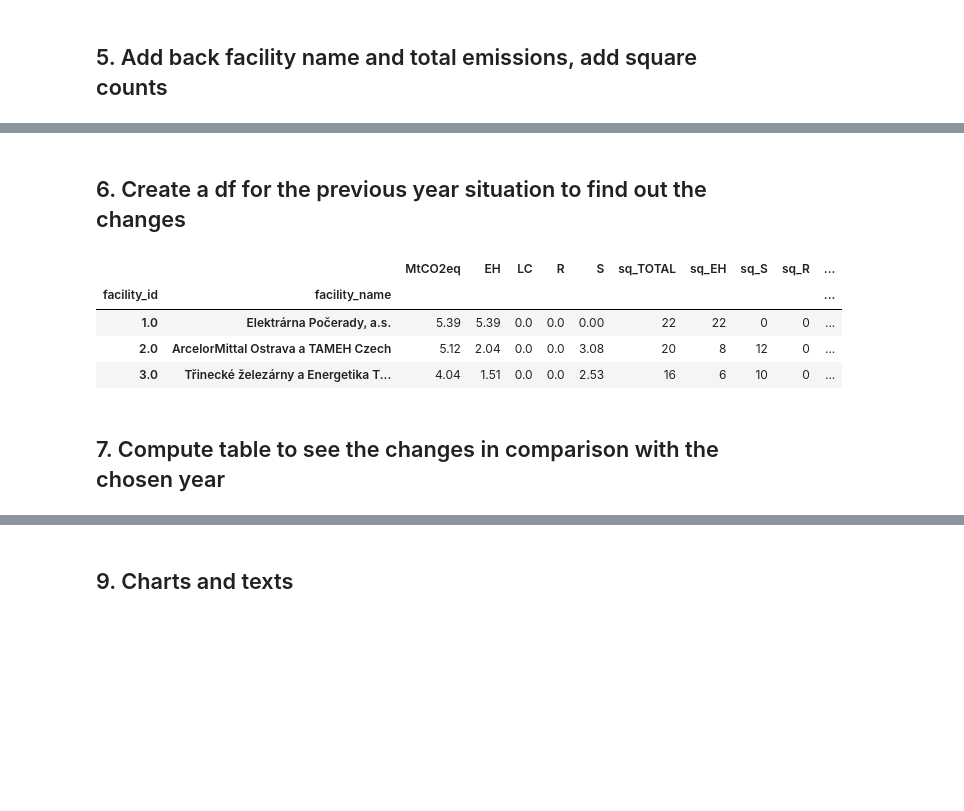
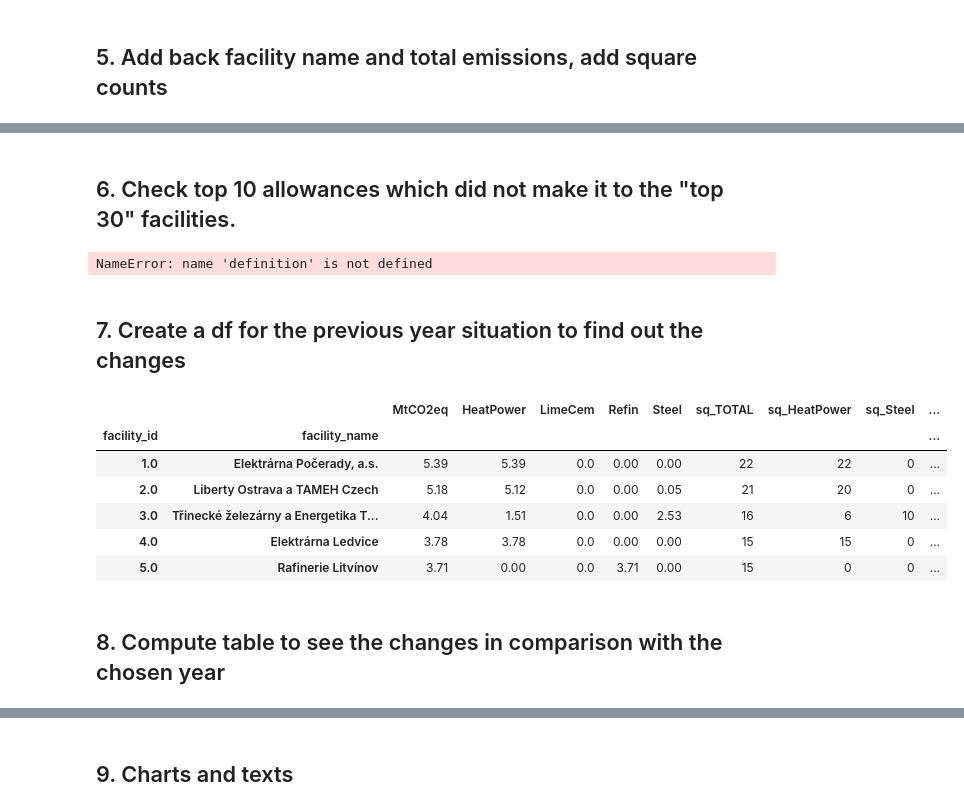
Before and after one commit to faktaoklimatu/data-analysis, a Jupyter notebook: notebooks/emissions-top-30-cr-emitters.ipynb, the cells around one changed output, grey strips where cells are left out. Drawn from its saved outputs; the diff is of its cells as text; code cells hidden in the pictures; blank space fills up the shorter version.

```diff
--- a/notebooks/emissions-top-30-cr-emitters.ipynb
+++ b/notebooks/emissions-top-30-cr-emitters.ipynb
@@ -183,28 +97 @@ allowances_df.head(1)
-# %%
-def _map_permit_id_to_facility_id(permit_id: str) -> int:
-    for facility in definition:
-        if permit_id in facility["permit_id"]:
-            return facility["facility_id"]
-
-
-def _map_permit_id_to_square_type(permit_id: int) -> str:
-    for facility in definition:
-        if permit_id in facility["permit_id"]:
-            return facility["permit_id"][permit_id].value
-
-
-def _map_facility_id_to_facility_name(facility_id: int) -> str:
-    for facility in definition:
-        if facility_id == facility["facility_id"]:
-            return facility["name"]
-
-
-def add_facility_details(df: pd.DataFrame) -> None:
-    """Map permit to facility id, facility name and to square type """
-    # Find and add square_type to an allowance
-    df["square_type"] = df.index.to_series().apply(_map_permit_id_to_square_type)
-    # Find and add facility_id to an allowance
-    df["facility_id"] = df.index.to_series().apply(_map_permit_id_to_facility_id)
-    # Find and add facility_name to an allowance
-    df["facility_name"] = df["facility_id"].apply(_map_facility_id_to_facility_name)
 # %%
@@ -226,12 +174,12 @@ top_30.head(2)
 # %%
 def create_pivot_df_grouped_by_facility_id(df: pd.DataFrame) -> pd.DataFrame:
     """
-    Group by `facility_id` and `square_type` and sum `MtCO2eq` emissions by type, then pivot by
+    Group by `facility_id` and `activity` and sum `MtCO2eq` emissions by type, then pivot by
     `facility_id`, turning individual square types to columns.
     """
-    df = df.groupby(["facility_id", "square_type"]).sum().round(2)
+    df = df.groupby(["facility_id", "activity"]).sum().round(2)
     df = pd.pivot_table(
-        df, index=["facility_id"], columns="square_type", values="MtCO2eq", fill_value=0)
+        df, index=["facility_id"], columns="activity", values="MtCO2eq", fill_value=0)
     df.astype(int)
     return df
 # %%
@@ -248,13 +198,14 @@ pivot_df.head(3)
 # %%
 def create_df_facility_emision_value(df):
     """Group by facility_id and name_id, sum  MtCO2eq emisions by facility"""
-    df = df.drop(["IDENTIFIER_IN_REG", "square_type"], axis=1)
     return df.groupby(["facility_id", "facility_name"]).sum().round(2)
 
 def add_squares_count(df) -> None:
     """Computes and adds squares for the total emissions and per emissions type as new columns"""
     df["sq_TOTAL"] = (df["MtCO2eq"] / SQUARE_VALUE_MT).round().astype(int)
     for square_type in SquareTypes:
-        df[f"sq_{square_type.value}"] = (df[(square_type.value)] / SQUARE_VALUE_MT).round().astype(int)
+        if square_type.value not in df.columns:
+            continue
+        df[f"sq_{square_type.value}"] = (df[square_type.value] / SQUARE_VALUE_MT).round().astype(int)
 # %%
 # Group by facility_id, sum emmisions, compute total squares.
@@ -288,32 +239,51 @@ df_output_to_view
+# %% [markdown]
+## 6. Check top 10 allowances which did not make it to the "top 30" facilities.
+# %%
+# Join all permit ids from the top 30 definition into one list.
+permit_ids = []
+for facility in definition:
+    permit_ids += list(facility["permit_id"].keys())
+
+# Drop allowances in top 30.
+below_thirty_df = allowances_df[~allowances_df.index.isin(permit_ids)].copy()
+
+# Group , compute squares, remove decimals from "squares"
+below_thirty_df["squares"] = (below_thirty_df["MtCO2eq"] / SQUARE_VALUE_MT).round().astype(int)
+
+below_thirty_df.head(10)
+# %% [output]
+NameError: name 'definition' is not defined
 # %% [markdown]
-## 6. Create a df for the previous year situation to find out the changes
+## 7. Create a df for the previous year situation to find out the changes
 # %%
 # Repeat the same for the comparison data frame.
 
 # 1. Get the data
 compare_allowances_df = fix_allowance_df(
     get_allowances_data(
-        YEAR_TO_COMPARE, "CZ", None, "../data/EUA/verified_emissions_2021_en.xlsx"
+        COMPARISON_YEAR, "CZ", None, DATASET_PATH
     )
 )
 # 2. Add facility details
 add_facility_details(compare_allowances_df)
 # 3. Create emissions pivot table
 compare_pivot_df = create_pivot_df_grouped_by_facility_id(compare_allowances_df)
 # 4. Add back facility name and total emissions, add square counts
 compare_facility_emission_value_df = create_df_facility_emision_value(compare_allowances_df)
 compare_df_output = compare_facility_emission_value_df.join(compare_pivot_df)
 add_squares_count(compare_df_output)
 
-compare_df_output.head(3)
+compare_df_output.head()
 # %% [output]
-|  |  | MtCO2eq | EH | LC | R | S | sq_TOTAL | sq_EH | sq_S | sq_R | ... |
-| facility_id | facility_name |  |  |  |  |  |  |  |  |  | ... |
-| 1.0 | Elektrárna Počerady, a.s. | 5.39 | 5.39 | 0.0 | 0.0 | 0.00 | 22 | 22 | 0 | 0 | ... |
-| 2.0 | ArcelorMittal Ostrava a TAMEH Czech | 5.12 | 2.04 | 0.0 | 0.0 | 3.08 | 20 | 8 | 12 | 0 | ... |
-| 3.0 | Třinecké železárny a Energetika T... | 4.04 | 1.51 | 0.0 | 0.0 | 2.53 | 16 | 6 | 10 | 0 | ... |
+|  |  | MtCO2eq | HeatPower | LimeCem | Refin | Steel | sq_TOTAL | sq_HeatPower | sq_Steel | ... |
+| facility_id | facility_name |  |  |  |  |  |  |  |  | ... |
+| 1.0 | Elektrárna Počerady, a.s. | 5.39 | 5.39 | 0.0 | 0.00 | 0.00 | 22 | 22 | 0 | ... |
+| 2.0 | Liberty Ostrava a TAMEH Czech | 5.18 | 5.12 | 0.0 | 0.00 | 0.05 | 21 | 20 | 0 | ... |
+| 3.0 | Třinecké železárny a Energetika T... | 4.04 | 1.51 | 0.0 | 0.00 | 2.53 | 16 | 6 | 10 | ... |
+| 4.0 | Elektrárna Ledvice | 3.78 | 3.78 | 0.0 | 0.00 | 0.00 | 15 | 15 | 0 | ... |
+| 5.0 | Rafinerie Litvínov | 3.71 | 0.00 | 0.0 | 3.71 | 0.00 | 15 | 0 | 0 | ... |
 # %% [markdown]
-## 7. Compute table to see the changes in comparison with the chosen year
+## 8. Compute table to see the changes in comparison with the chosen year
 # %%
 diff_df = df_output.subtract(compare_df_output)
 
```
Also changed, not shown: parts of 21 cells of this notebook, 1 other file.
